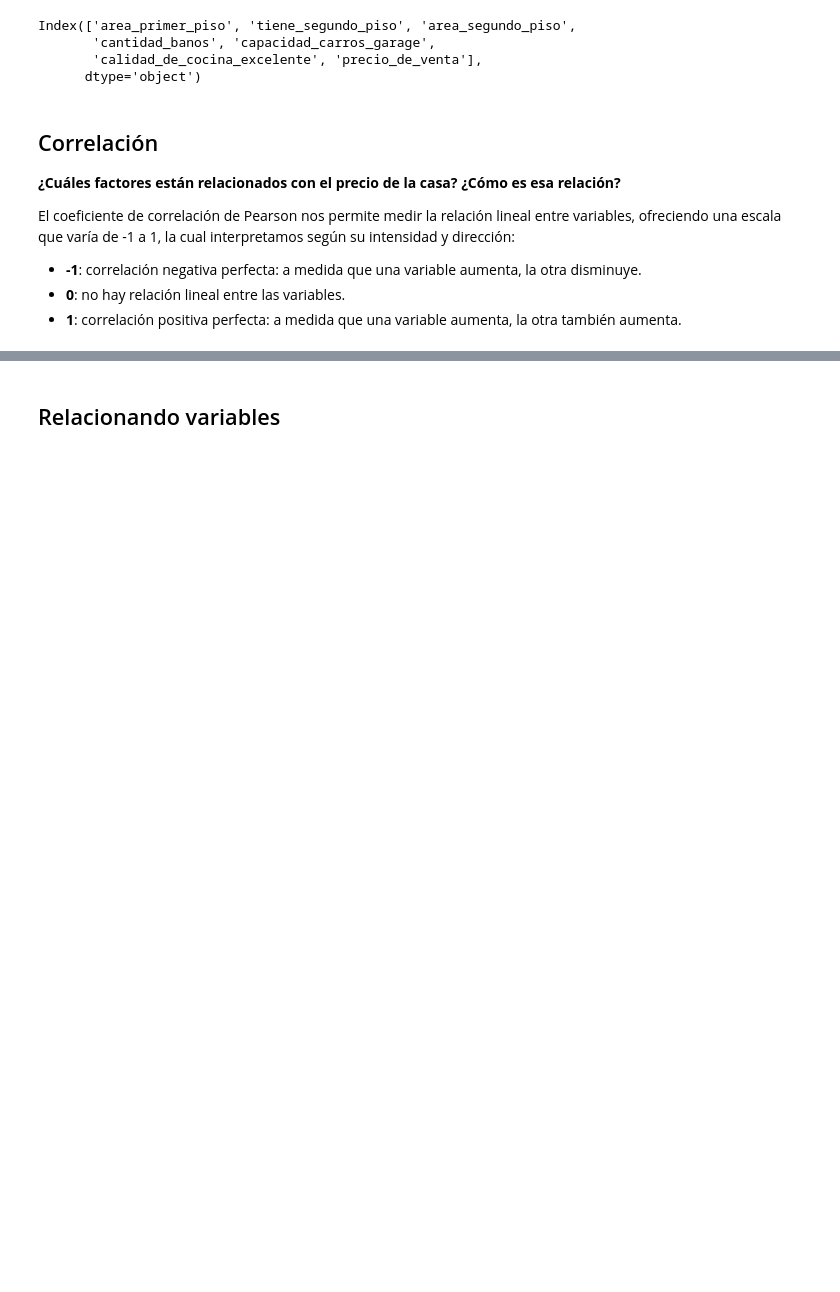
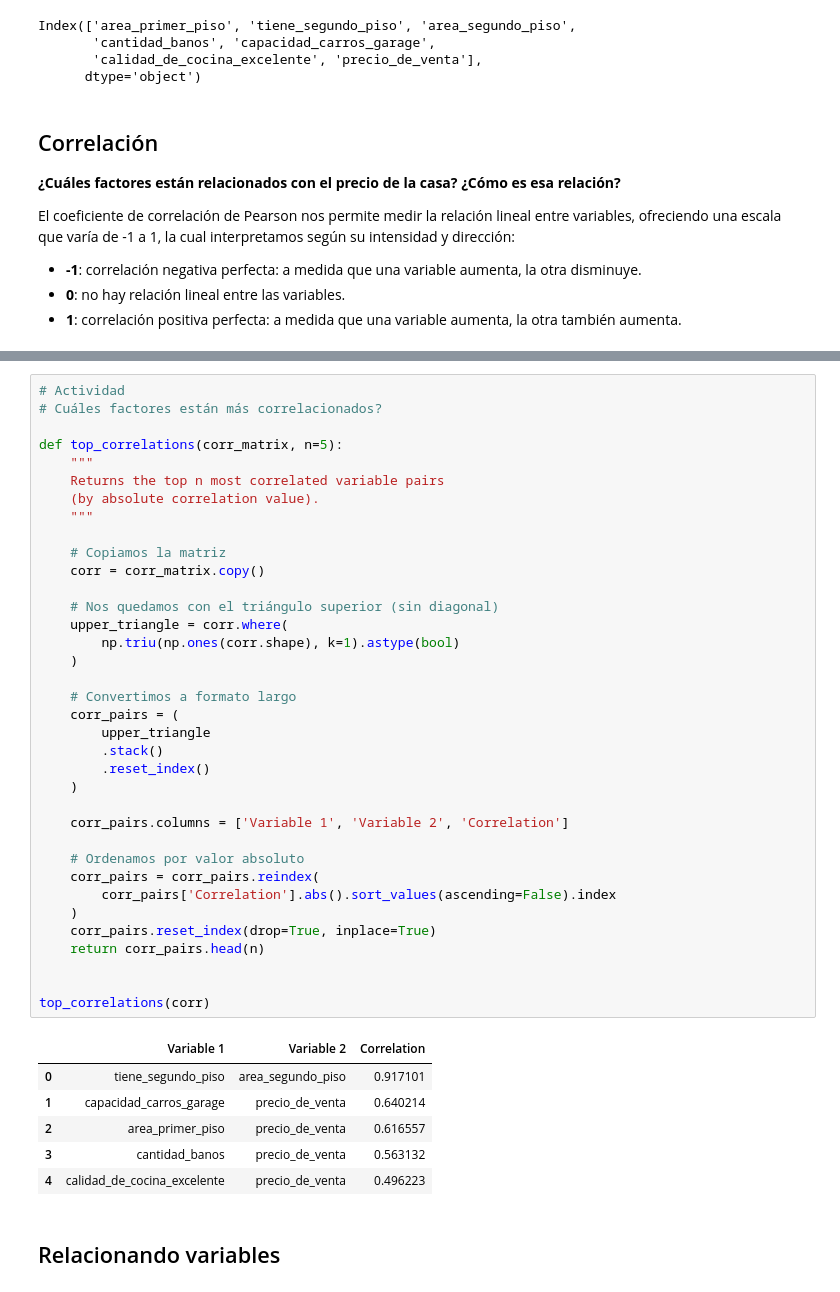
Before and after one commit to JCSR2022/Alura_Data_Science, a Jupyter notebook: Testing_Relationships_with_Linear_Regression/precios_de_inmuebles_regresion_lineal.ipynb, the cells around one changed output, grey strips where cells are left out. Cells and saved outputs as stored; diff of their text form; blank space fills up the shorter version.

```diff
--- a/Testing_Relationships_with_Linear_Regression/precios_de_inmuebles_regresion_lineal.ipynb
+++ b/Testing_Relationships_with_Linear_Regression/precios_de_inmuebles_regresion_lineal.ipynb
@@ -87,3 +109,46 @@ El coeficiente de correlación de Pearson nos permite medir la relación lineal
+# %%
+# Actividad
+# Cuáles factores están más correlacionados?
+
+def top_correlations(corr_matrix, n=5):
+    """
+    Returns the top n most correlated variable pairs
+    (by absolute correlation value).
+    """
+
+    # Copiamos la matriz
+    corr = corr_matrix.copy()
+
+    # Nos quedamos con el triángulo superior (sin diagonal)
+    upper_triangle = corr.where(
+        np.triu(np.ones(corr.shape), k=1).astype(bool)
+    )
+
+    # Convertimos a formato largo
+    corr_pairs = (
+        upper_triangle
+        .stack()
+        .reset_index()
+    )
+
+    corr_pairs.columns = ['Variable 1', 'Variable 2', 'Correlation']
+
+    # Ordenamos por valor absoluto
+    corr_pairs = corr_pairs.reindex(
+        corr_pairs['Correlation'].abs().sort_values(ascending=False).index
+    )
+    corr_pairs.reset_index(drop=True, inplace=True)
+    return corr_pairs.head(n)
+
+
+top_correlations(corr)
+# %% [output]
+|  | Variable 1 | Variable 2 | Correlation |
+| 0 | tiene_segundo_piso | area_segundo_piso | 0.917101 |
+| 1 | capacidad_carros_garage | precio_de_venta | 0.640214 |
+| 2 | area_primer_piso | precio_de_venta | 0.616557 |
+| 3 | cantidad_banos | precio_de_venta | 0.563132 |
+| 4 | calidad_de_cocina_excelente | precio_de_venta | 0.496223 |
 # %% [markdown]
 ## Relacionando variables
 # %%
```
Also changed, not shown: parts of 4 cells of this notebook.
